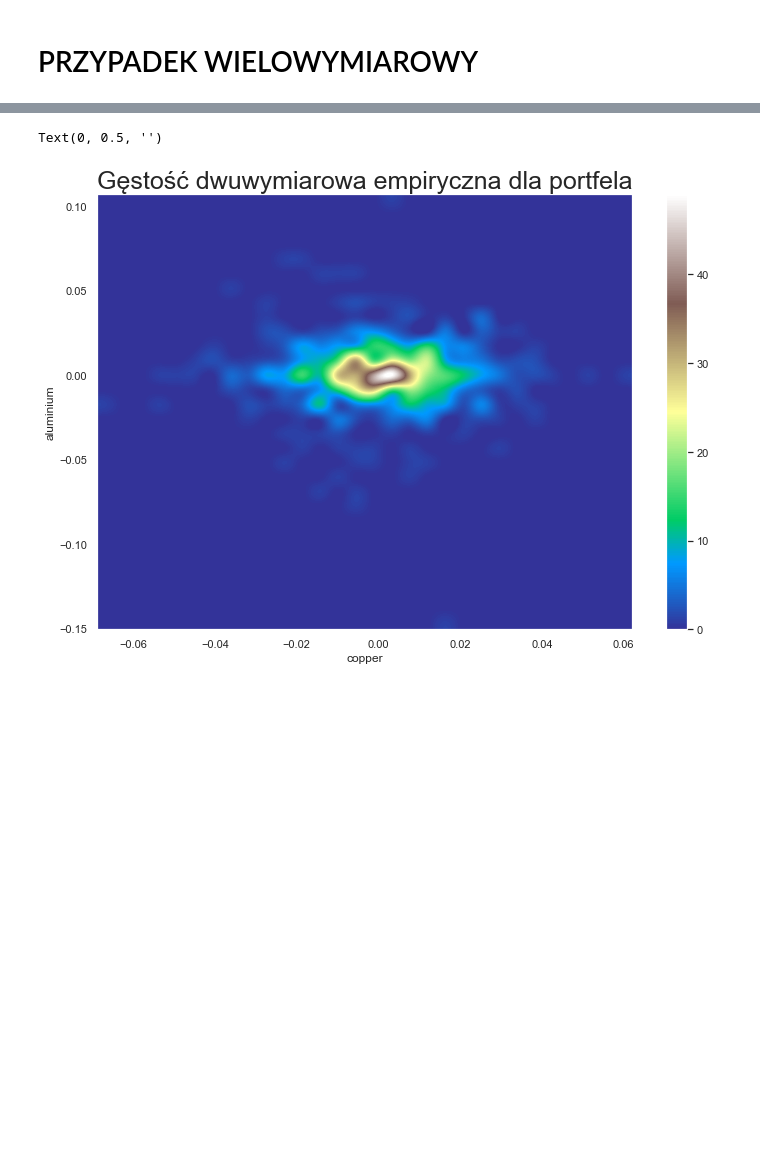
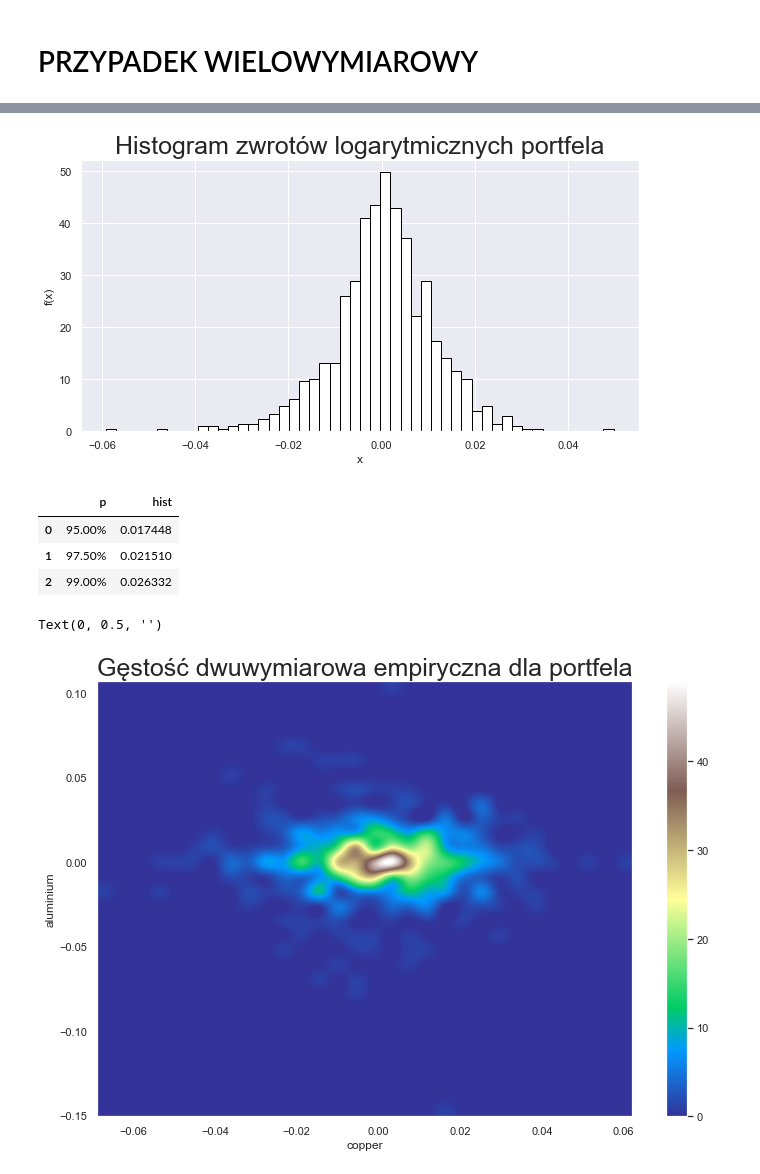
Before and after one commit to Szymex49/NVIDIA_risk_management, a Jupyter notebook: Prezentacja_2.ipynb, the cells around one changed output, grey strips where cells are left out. Cells and saved outputs as stored; diff of their text form; code cells hidden in the pictures; blank space fills up the shorter version.

```diff
--- a/Prezentacja_2.ipynb
+++ b/Prezentacja_2.ipynb
@@ -326,3 +334,20 @@ plt.show()
+# %%
+fig = plt.figure(figsize=(10, 5))
+ax = fig.add_subplot(1, 1, 1)
+plt.hist(port, bins = 50, density = True, color = 'white', ec = 'black')
+plt.xlabel('x')
+plt.ylabel('f(x)')
+plt.title('Histogram zwrotów logarytmicznych portfela', fontsize = 25)
+plt.show()
+# %% [output]
+[figure, added]
+# %%
+comp_quantile(port, .95, .975, .99)
+# %% [output]
+|  | p | hist |
+| 0 | 95.00% | 0.017448 |
+| 1 | 97.50% | 0.021510 |
+| 2 | 99.00% | 0.026332 |
 # %%
 heatmap, xedges, yedges = np.histogram2d(r1, r2, bins = 30)
 
```
Also changed, not shown: parts of 10 cells of this notebook.
